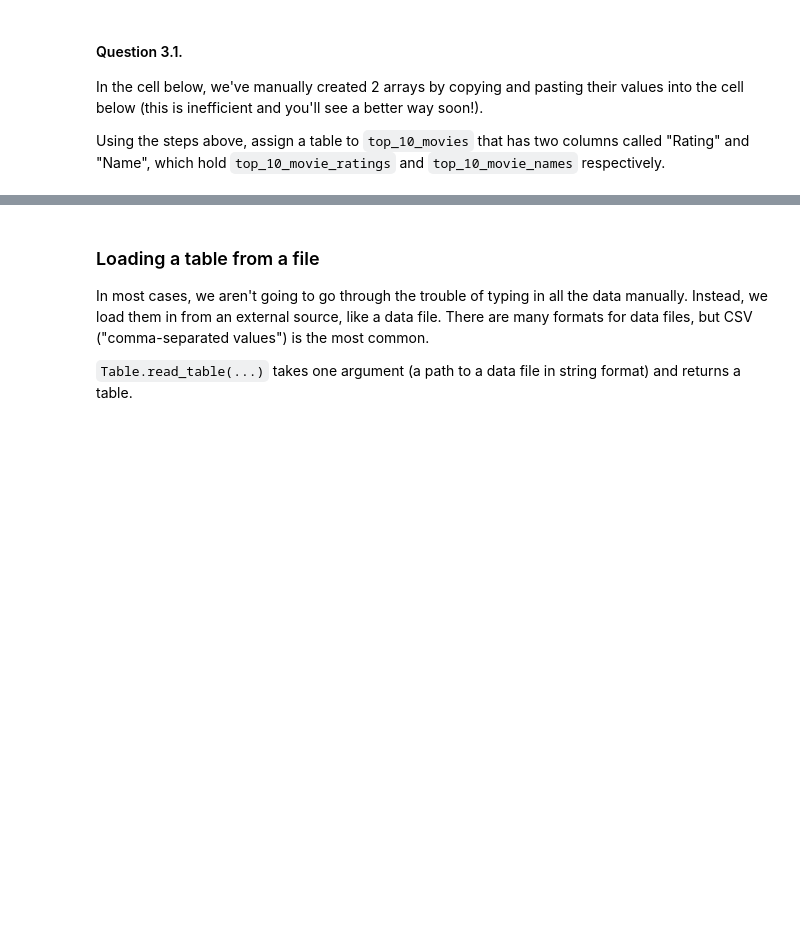
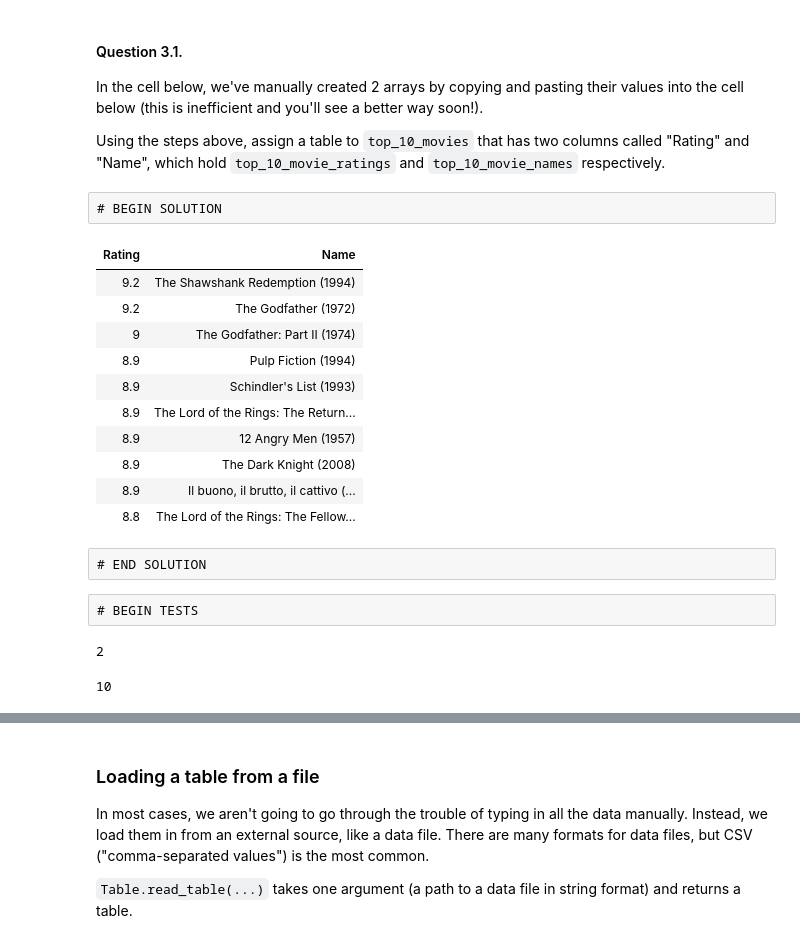
Before and after one commit to ncssm/ma4110-fa26, a Jupyter notebook: lab/lab03/lab03.ipynb, the cells around one changed output, grey strips where cells are left out. Saved outputs shown, nothing was run; the diff lists cells and outputs as text; code cells hidden in the pictures; blank space fills up the shorter version.

```diff
--- a/lab/lab03/lab03.ipynb
+++ b/lab/lab03/lab03.ipynb
@@ -428,23 +1088,37 @@ Now the data is combined into a single table. It's much easier to parse this dat
 In the cell below, we've manually created 2 arrays by copying and pasting their values into the cell below (this is inefficient and you'll see a better way soon!).
 
 Using the steps above, assign a table to `top_10_movies` that has two columns called "Rating" and "Name", which hold `top_10_movie_ratings` and `top_10_movie_names` respectively.
+# %% [raw]
+# BEGIN SOLUTION
 # %%
 top_10_movie_ratings = make_array(9.2, 9.2, 9., 8.9, 8.9, 8.9, 8.9, 8.9, 8.9, 8.8)
 top_10_movie_names = make_array(
         'The Shawshank Redemption (1994)',
         'The Godfather (1972)',
         'The Godfather: Part II (1974)',
         'Pulp Fiction (1994)',
         "Schindler's List (1993)",
         'The Lord of the Rings: The Return of the King (2003)',
         '12 Angry Men (1957)',
         'The Dark Knight (2008)',
         'Il buono, il brutto, il cattivo (1966)',
         'The Lord of the Rings: The Fellowship of the Ring (2001)')
 
-top_10_movies = ...
+top_10_movies = Table().with_columns('Rating', top_10_movie_ratings, 'Name', top_10_movie_names) # SOLUTION
 
 # We've put this next line here
 # so your table will get printed out
 # when you run this cell.
 top_10_movies
+# %% [output]
+| Rating | Name |
+| 9.2 | The Shawshank Redemption (1994) |
+| 9.2 | The Godfather (1972) |
+| 9 | The Godfather: Part II (1974) |
+| 8.9 | Pulp Fiction (1994) |
+| 8.9 | Schindler's List (1993) |
+| 8.9 | The Lord of the Rings: The Return... |
+| 8.9 | 12 Angry Men (1957) |
+| 8.9 | The Dark Knight (2008) |
+| 8.9 | Il buono, il brutto, il cattivo (... |
+| 8.8 | The Lord of the Rings: The Fellow... |
@@ -452,0 +1125,26 @@ grader.check("q3_1")
+# %% [raw]
+# END SOLUTION
+# %% [raw]
+# BEGIN TESTS
+# %%
+""" # BEGIN TEST CONFIG
+hidden: false
+points: 0.25
+success_message: ✅ Your table has the correct number of columns
+failure_message: ❌ Your table does not have the correct number of columns, or top_10_movies is not a Table object
+""" # END TEST CONFIG
+
+top_10_movies.num_columns
+# %% [output]
+2
+# %%
+""" # BEGIN TEST CONFIG
+hidden: false
+points: 0.25
+success_message: ✅ Your table has the correct number of rows
+failure_message: ❌ Your table does not have the correct number of rows, or top_10_movies is not a Table object
+""" # END TEST CONFIG
+
+top_10_movies.num_rows
+# %% [output]
+10
```
Also changed, not shown: parts of 221 cells of this notebook.
